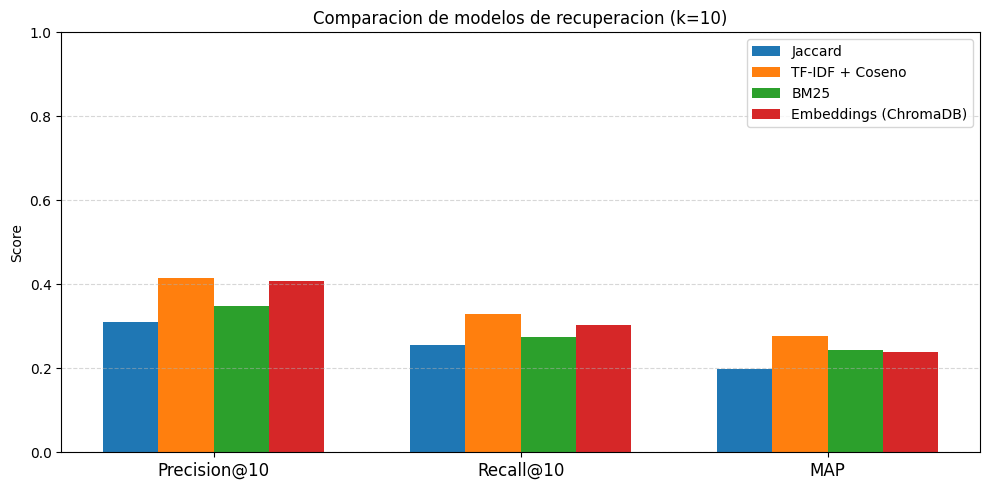
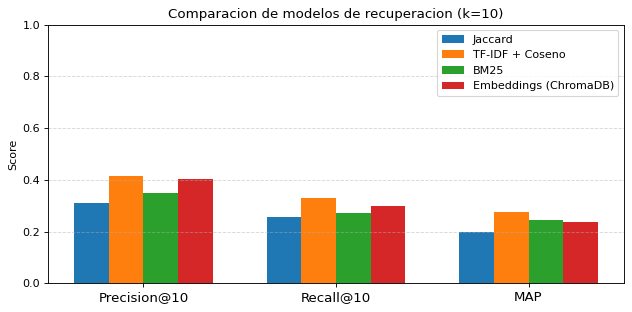
Code edit (unified diff) that turned the first committed figure into the second:
--- before
+++ after
@@ -7,5 +7,5 @@
 ancho = 0.18
 
-fig, ax = plt.subplots(figsize=(10, 5))
+fig, ax = plt.subplots(figsize=(8, 4), dpi=80)
 for i, modelo in enumerate(modelos):
     vals = [tabla_final.loc[modelo, m] for m in metricas]

Commit: Implement feature X to enhance user experience and fix bug Y in module Z